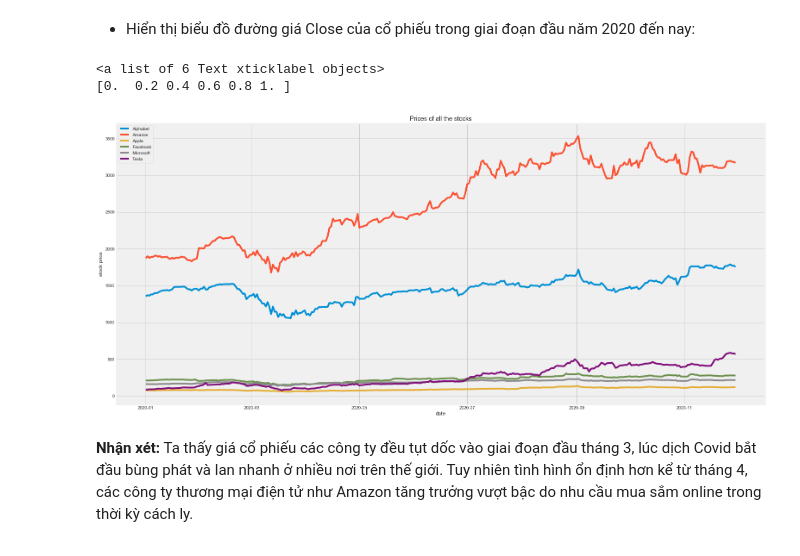
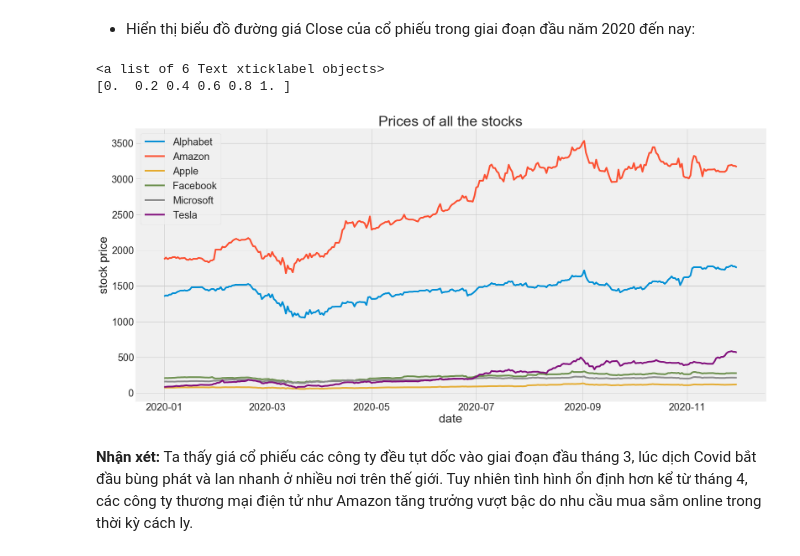
Before and after one commit to bason1999qn/Final_Project_Data_Science, a Jupyter notebook: Lab_Final.ipynb, the cells around one changed output. Saved outputs shown, nothing was run; the diff lists cells and outputs as text; code cells hidden in the pictures.

Commit message:
Fix title size

```diff
--- a/Lab_Final.ipynb
+++ b/Lab_Final.ipynb
@@ -327,6 +327,7 @@ data.describe()
 - Sử dụng biểu đồ Box để thể hiện giá trị cổ phiếu của các công ty trong 10 năm qua:
 # %%
 # create plot
+plt.rcParams.update({'font.size': 15})
 plt.figure(figsize=(12,12))
 ax = sns.boxplot(x="Company", y="Close", data=data)
 # %% [output]
@@ -360,6 +361,7 @@ Tesla        1.194234e+11
 dtype: float64
 # %%
 #Trực quan %
+plt.rcParams.update({'font.size': 15})
 plt.figure(figsize=(12,8))
 plt.axis('equal')
 
@@ -397,23 +399,24 @@ def get_records_in_time_period(df, start_date, end_date, company_name=None):
 # %% [markdown]
 - Hiển thị biểu đồ đường giá Close của cổ phiếu trong giai đoạn đầu năm 2020 đến nay:
 # %%
+plt.rcParams.update({'font.size': 24})
 plt.figure(figsize=(24,12))
 plt.title('Prices of all the stocks')
 plt.ylabel('stock price')
 plt.xlabel('date')
 
 locs, labels = plt.xticks()
 print(labels)
 print(locs)
 
 for company in company_name:
     data_company = get_records_in_time_period(data, '2020-01-01', '2020-11-30', company_name=company)
     plt.plot(data_company.index,data_company.Close, label=company)
     plt.legend()
 # %% [output]
 <a list of 6 Text xticklabel objects>
 [0.  0.2 0.4 0.6 0.8 1. ]
-[figure, old version]
+[figure, new version]
 # %% [markdown]
 **Nhận xét:** Ta thấy giá cổ phiếu các công ty đều tụt dốc vào giai đoạn đầu tháng 3, lúc dịch Covid bắt đầu bùng phát và lan nhanh ở nhiều nơi trên thế giới. Tuy nhiên tình hình ổn định hơn kể từ tháng 4, các công ty thương mại điện tử như Amazon tăng trưởng vượt bậc do nhu cầu mua sắm online trong thời kỳ cách ly.
 # %% [markdown]
```
Also changed, not shown: parts of 6 cells of this notebook.
